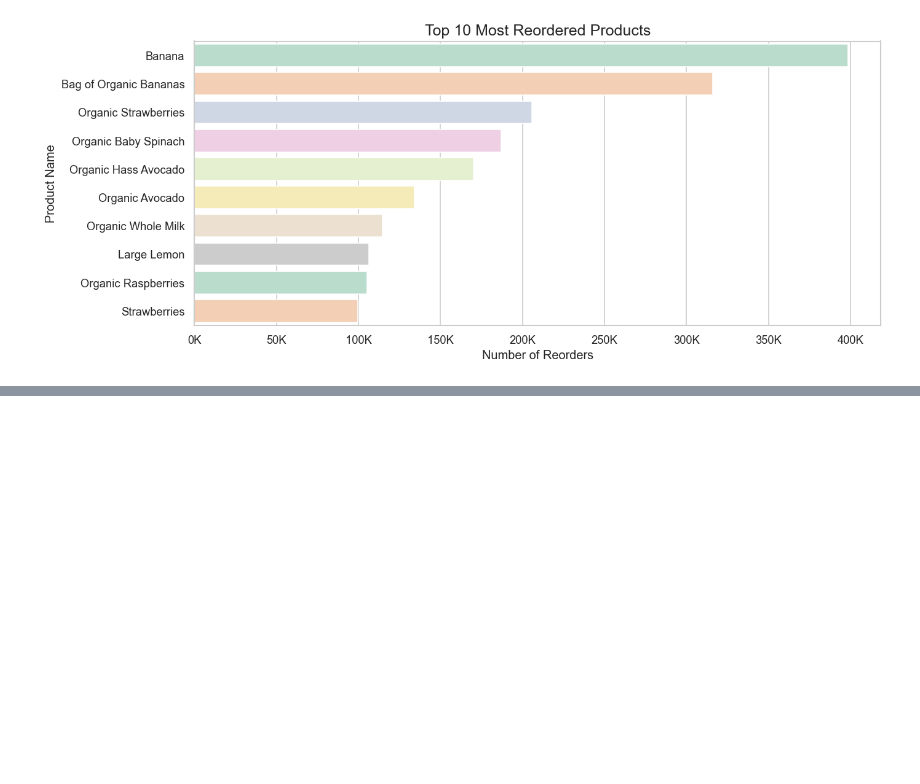
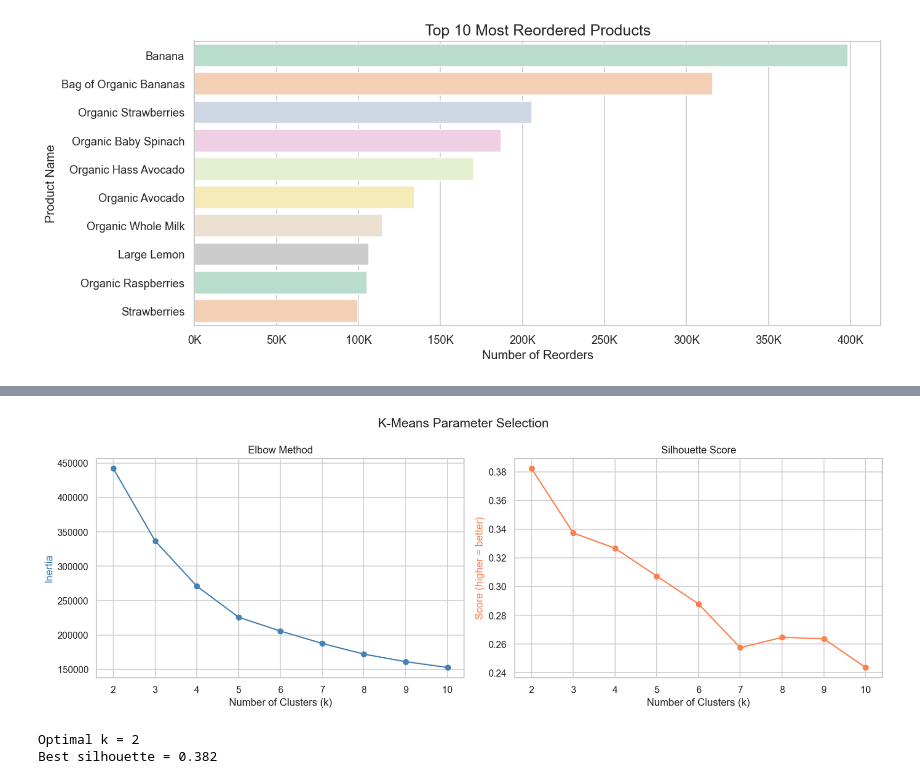
Before and after one commit to nivalix/instacart-customer-behaviour-analysis, a Jupyter notebook: customer_behaviour_analysis.ipynb, the cells around one changed output, grey strips where cells are left out. Drawn from its saved outputs; the diff is of its cells as text; code cells hidden in the pictures; blank space fills up the shorter version.

```diff
--- a/customer_behaviour_analysis.ipynb
+++ b/customer_behaviour_analysis.ipynb
@@ -338,0 +463,32 @@ As a recommendation, I suggest ensuring stocks are available for the products in
+# %%
+# Load saved result and plot
+with open("kmeans_tuning_results.json", "r") as f:
+    kmeans_results = json.load(f)
+
+k_range = kmeans_results["k_range"]
+inertia = kmeans_results["inertia"]
+silhouette_scores = kmeans_results["silhouette_avg"]
+
+fig, ax = plt.subplots(1, 2, figsize=(14, 5))
+plt.suptitle("K-Means Parameter Selection", fontsize=15)
+
+ax[0].plot(k_range, inertia, marker="o", color="steelblue")
+ax[0].set_title("Elbow Method")
+ax[0].set_xlabel("Number of Clusters (k)")
+ax[0].set_ylabel("Inertia", color="steelblue")
+
+ax[1].plot(k_range, silhouette_scores, marker="o", color="coral")
+ax[1].set_title("Silhouette Score")
+ax[1].set_xlabel("Number of Clusters (k)")
+ax[1].set_ylabel("Score (higher = better)", color="coral")
+
+plt.tight_layout()
+plt.show()
+
+best_k = k_range[silhouette_scores.index(max(silhouette_scores))]
+print(f"Optimal k = {best_k}")
+print(f"Best silhouette = {max(silhouette_scores):.3f}")
+# %% [output]
+[figure, added]
+Optimal k = 2
+Best silhouette = 0.382
```
Also changed, not shown: parts of 45 cells of this notebook, 1 other file.
